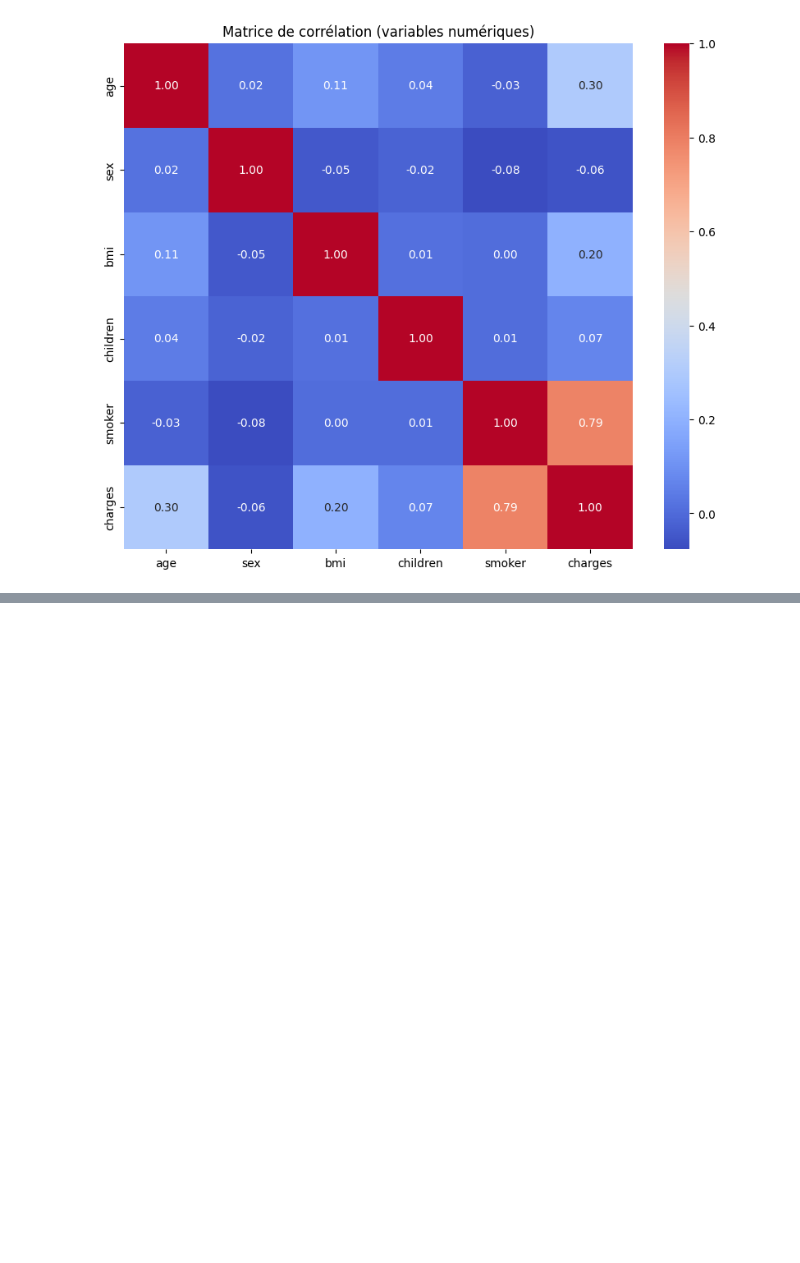
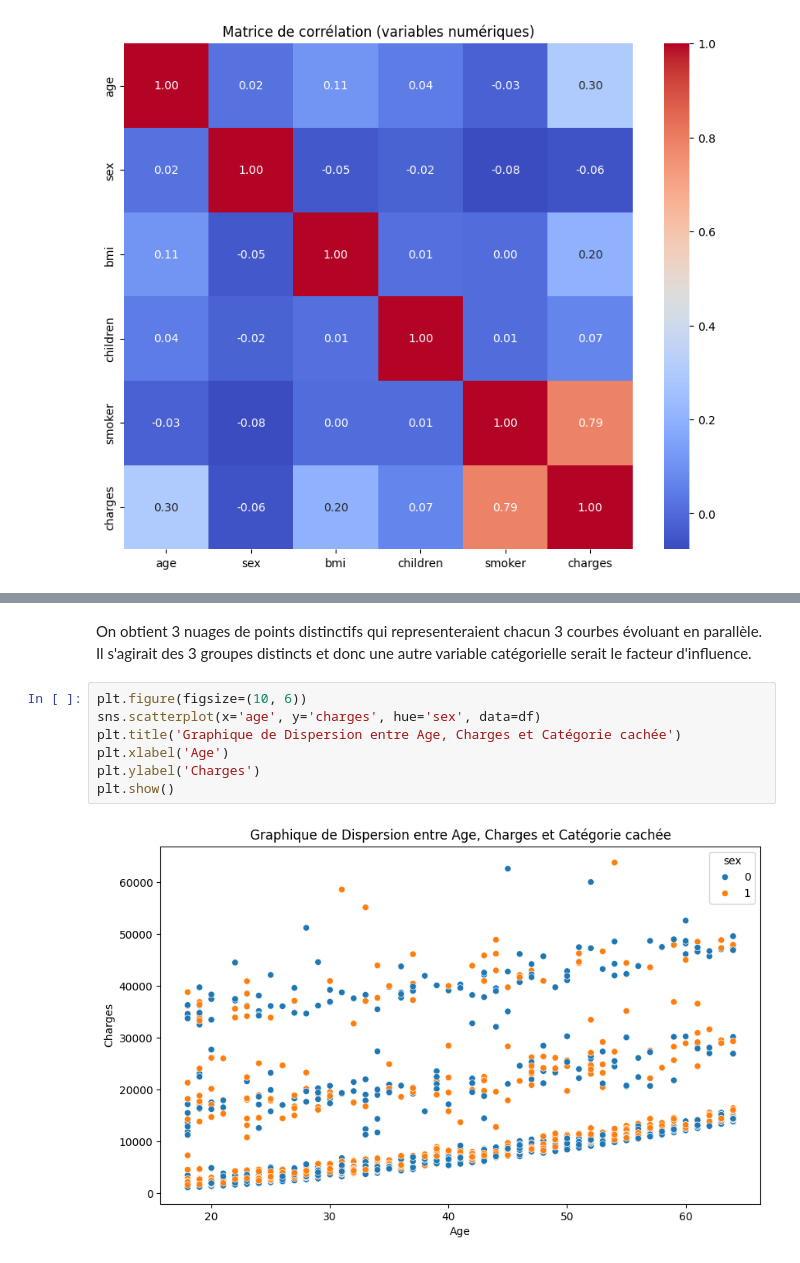
Before and after one commit to ChristianPRO1982/insurance_premium_SC, a Jupyter notebook: analyse.ipynb, the cells around one changed output, grey strips where cells are left out. Saved outputs shown, nothing was run; the diff lists cells and outputs as text; blank space fills up the shorter version.

```diff
--- a/analyse.ipynb
+++ b/analyse.ipynb
@@ -167,0 +191,11 @@ plt.show()
+# %% [markdown]
+On obtient 3 nuages de points distinctifs qui representeraient chacun 3 courbes évoluant en parallèle. Il s'agirait des 3 groupes distincts et donc une autre variable catégorielle serait le facteur d'influence.
+# %%
+plt.figure(figsize=(10, 6))
+sns.scatterplot(x='age', y='charges', hue='sex', data=df)
+plt.title('Graphique de Dispersion entre Age, Charges et Catégorie cachée')
+plt.xlabel('Age')
+plt.ylabel('Charges')
+plt.show()
+# %% [output]
+[figure, added]
```
Also changed, not shown: parts of 8 cells of this notebook.
